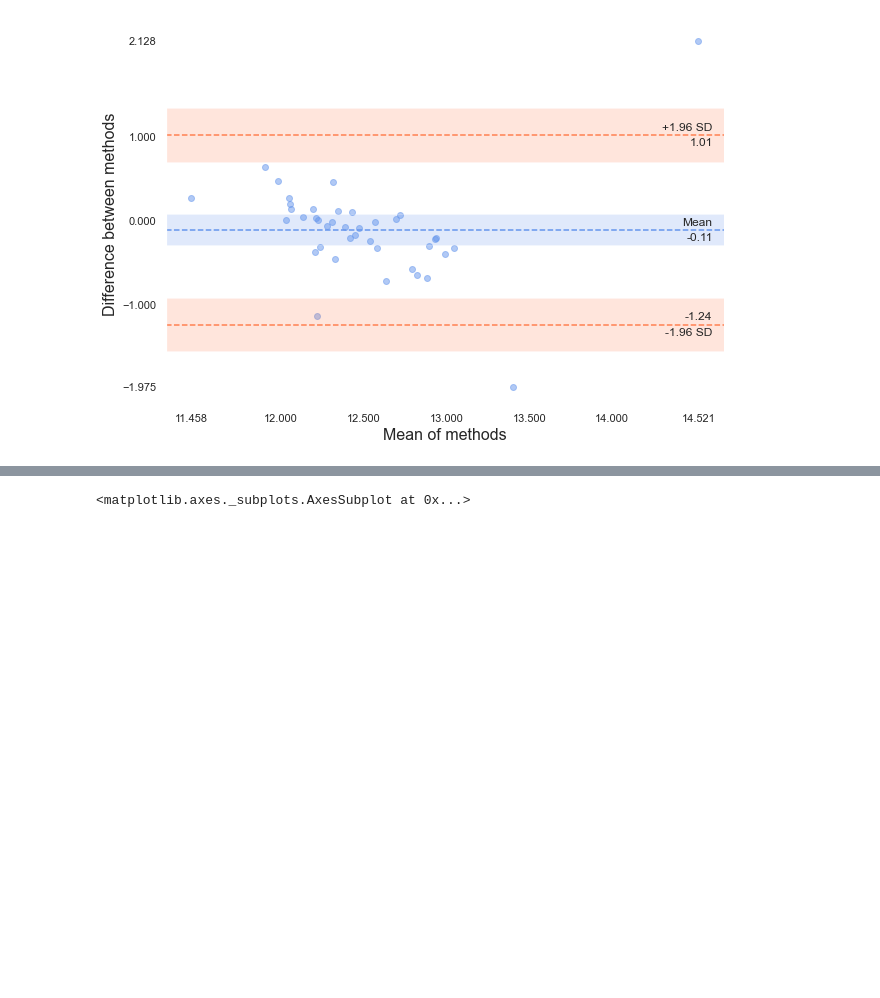
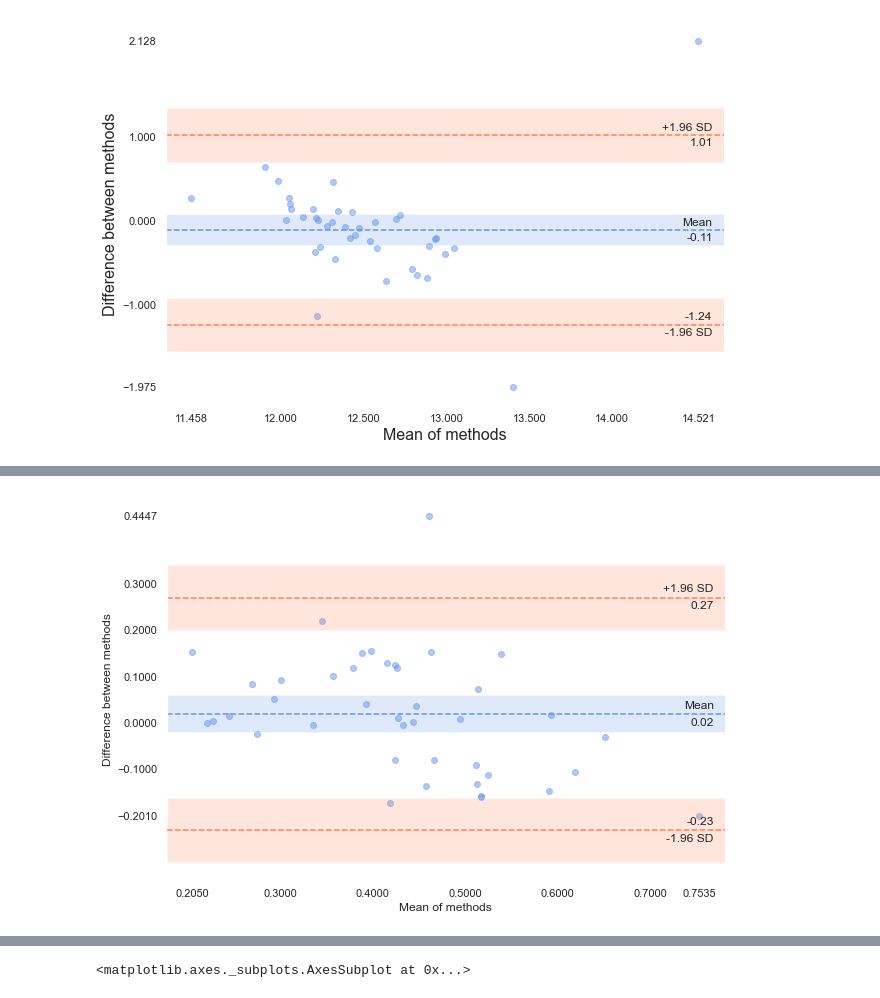
Before and after one commit to UTCogNeuroLab/wearables, a Jupyter notebook: notebooks/Validation Analysis Main.ipynb, the cells around one changed output, grey strips where cells are left out. Saved outputs shown, nothing was run; the diff lists cells and outputs as text; code cells hidden in the pictures; blank space fills up the shorter version.

```diff
--- a/notebooks/Validation Analysis Main.ipynb
+++ b/notebooks/Validation Analysis Main.ipynb
@@ -1326,0 +1551,12 @@ pyCompare.blandAltman(df2['phi_7_act_norm'].values, df2['phi_7_fit_norm'].values
+# %%
+import pyCompare
+df2 = df1[df1.columns[df1.columns.str.contains('7_')].to_list()].dropna(axis=0)
+
+pyCompare.blandAltman(df2['IV_7_act'].values, df2['IV_7_fit'].values,
+            limitOfAgreement=1.96,
+            confidenceInterval=95,
+            confidenceIntervalMethod='approximate',
+            detrend=None,
+            percentage=False)
+# %% [output]
+[figure, added]
```
Also changed, not shown: parts of 36 cells of this notebook, 5 other files.
